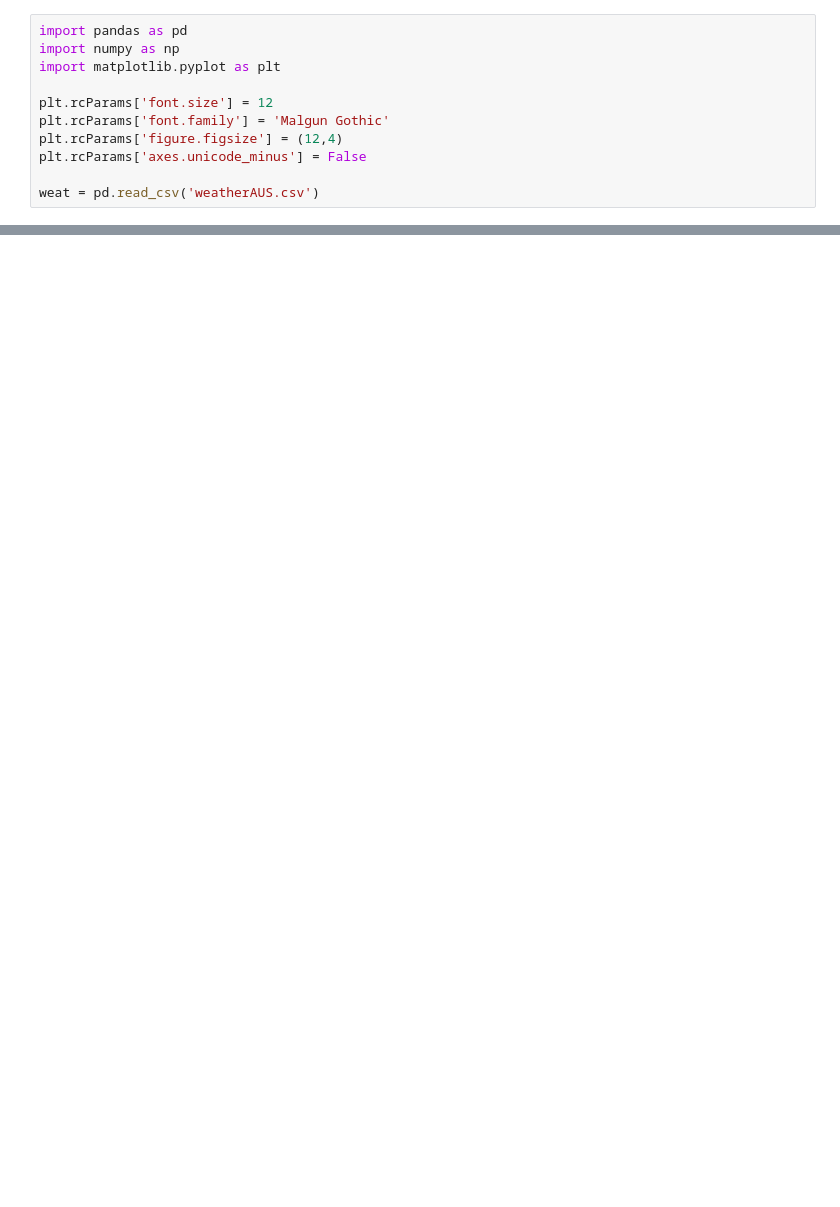
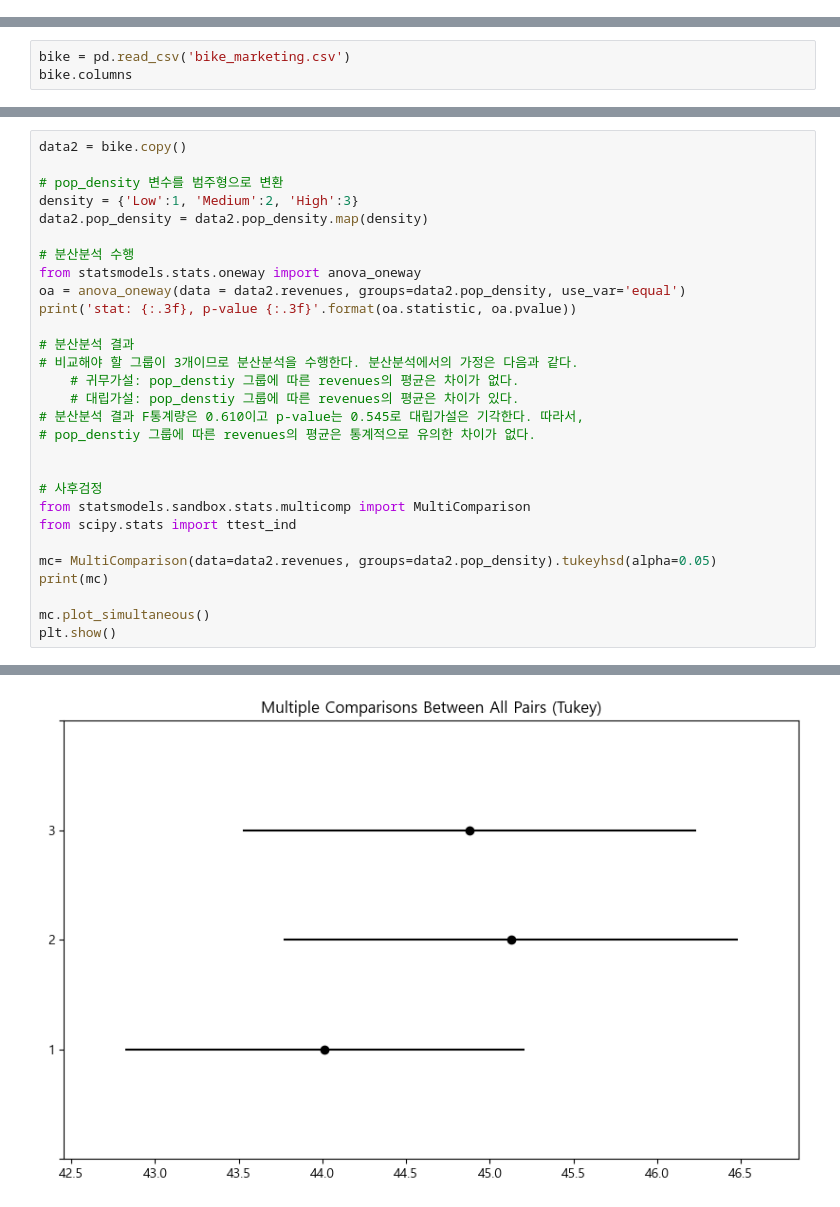
Before and after one commit to blueage98/adp_work, a Jupyter notebook: ADP-실기-R/모의고사 4회/모의고사 4회 연습.ipynb, the cells around one changed output, grey strips where cells are left out. Saved outputs shown, nothing was run; the diff lists cells and outputs as text; blank space fills up the shorter version.

```diff
--- a/ADP-실기-R/모의고사 4회/모의고사 4회 연습.ipynb
+++ b/ADP-실기-R/모의고사 4회/모의고사 4회 연습.ipynb
@@ -10,13 +26,2 @@
-# %%
-import pandas as pd
-import numpy as np
-import matplotlib.pyplot as plt
-
-plt.rcParams['font.size'] = 12
-plt.rcParams['font.family'] = 'Malgun Gothic'
-plt.rcParams['figure.figsize'] = (12,4)
-plt.rcParams['axes.unicode_minus'] = False
-
-weat = pd.read_csv('weatherAUS.csv')
 # %% [markdown]
 #### 1.
@@ -74,0 +197,3 @@ memory usage: 20.7+ MB
+# %%
+bike = pd.read_csv('bike_marketing.csv')
+bike.columns
@@ -74,0 +209,30 @@ memory usage: 20.7+ MB
+# %%
+data2 = bike.copy()
+
+# pop_density 변수를 범주형으로 변환
+density = {'Low':1, 'Medium':2, 'High':3}
+data2.pop_density = data2.pop_density.map(density)
+
+# 분산분석 수행
+from statsmodels.stats.oneway import anova_oneway
+oa = anova_oneway(data = data2.revenues, groups=data2.pop_density, use_var='equal')
+print('stat: {:.3f}, p-value {:.3f}'.format(oa.statistic, oa.pvalue))
+
+# 분산분석 결과
+# 비교해야 할 그룹이 3개이므로 분산분석을 수행한다. 분산분석에서의 가정은 다음과 같다.
+    # 귀무가설: pop_denstiy 그룹에 따른 revenues의 평균은 차이가 없다.
+    # 대립가설: pop_denstiy 그룹에 따른 revenues의 평균은 차이가 있다.
+# 분산분석 결과 F통계량은 0.610이고 p-value는 0.545로 대립가설은 기각한다. 따라서,
+# pop_denstiy 그룹에 따른 revenues의 평균은 통계적으로 유의한 차이가 없다.
+
+
+# 사후검정
+from statsmodels.sandbox.stats.multicomp import MultiComparison
+from scipy.stats import ttest_ind
+
+mc= MultiComparison(data=data2.revenues, groups=data2.pop_density).tukeyhsd(alpha=0.05)
+print(mc)
+
+mc.plot_simultaneous()
+plt.show()
+# %% [output]
@@ -74,0 +248 @@ memory usage: 20.7+ MB
+[figure, added]
```
Also changed, not shown: parts of 34 cells of this notebook, 2 other files.
